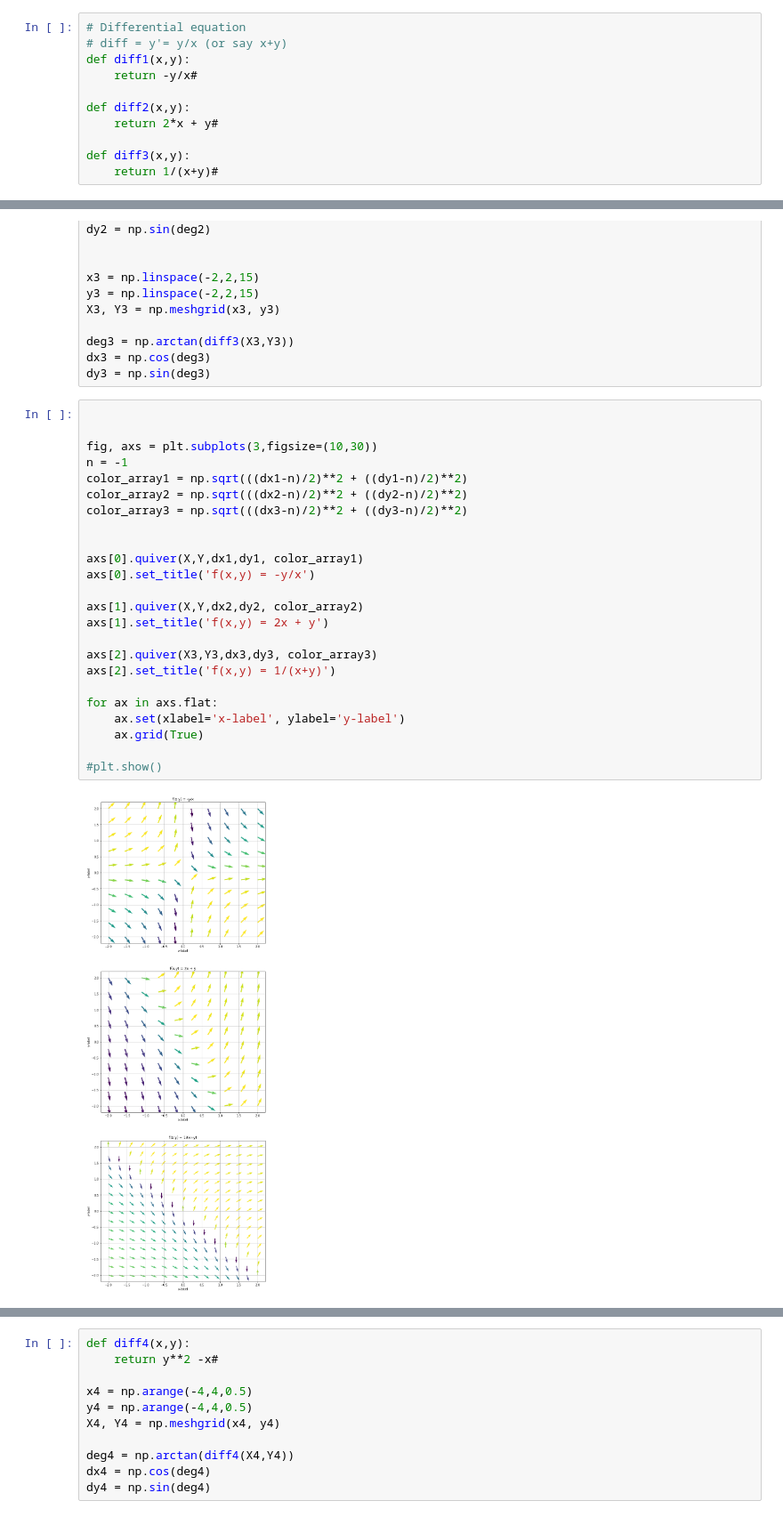
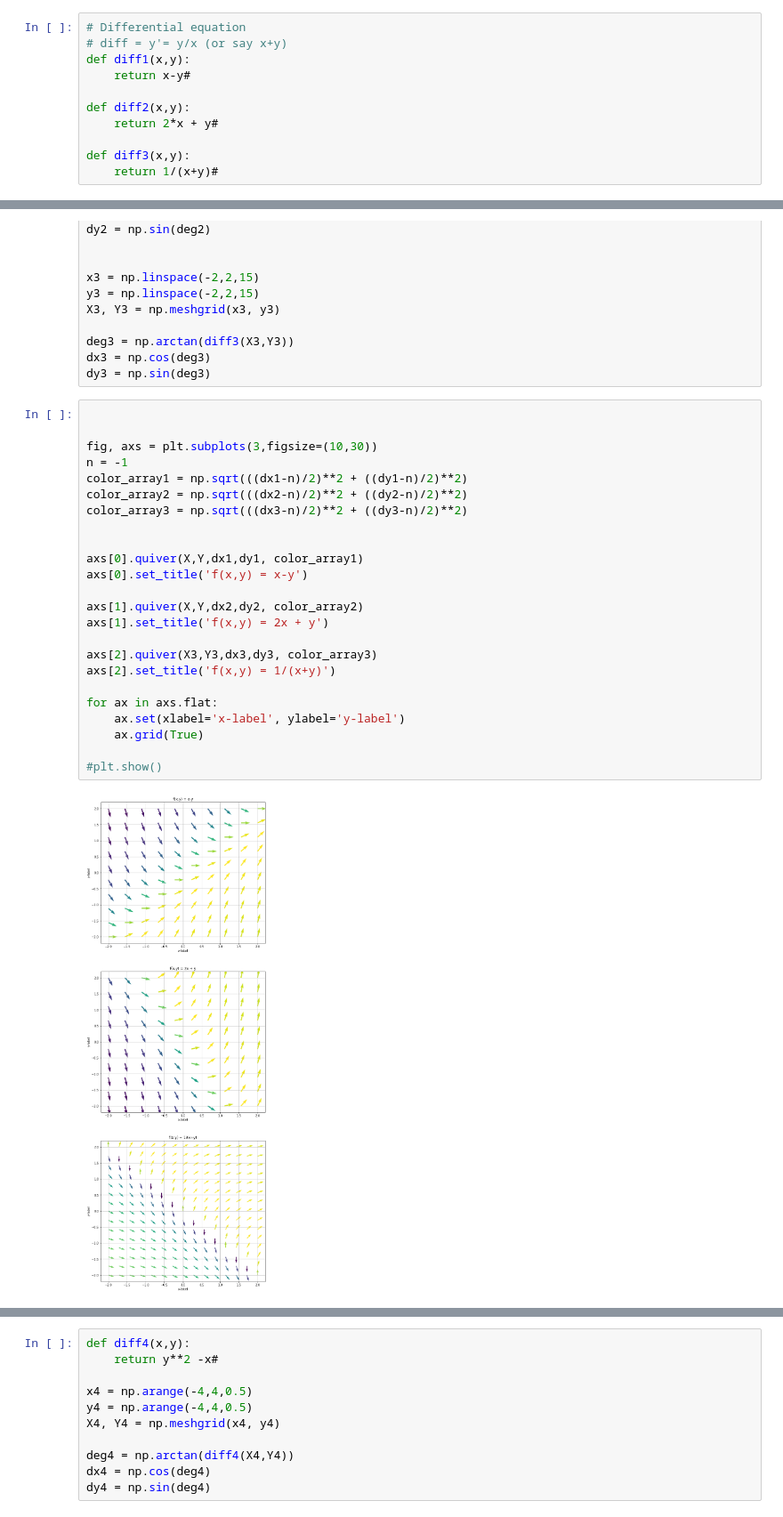
Before and after one commit to JasonBorland/TUD_MATH3835_NA_DE, a Jupyter notebook: DirectionFields.ipynb, the cells around one changed output, grey strips where cells are left out. Shown at 89% size. Drawn from its saved outputs; the diff is of its cells as text.

```diff
--- a/DirectionFields.ipynb
+++ b/DirectionFields.ipynb
@@ -14,7 +14,7 @@ warnings.filterwarnings("ignore")
 # Differential equation
 # diff = y'= y/x (or say x+y)
 def diff1(x,y):
-    return -y/x#
+    return x-y#
 
 def diff2(x,y):
     return 2*x + y#
@@ -47,29 +47,29 @@ dy3 = np.sin(deg3)
 # %%
 
 
 fig, axs = plt.subplots(3,figsize=(10,30))
 n = -1
 color_array1 = np.sqrt(((dx1-n)/2)**2 + ((dy1-n)/2)**2)
 color_array2 = np.sqrt(((dx2-n)/2)**2 + ((dy2-n)/2)**2)
 color_array3 = np.sqrt(((dx3-n)/2)**2 + ((dy3-n)/2)**2)
 
 
 axs[0].quiver(X,Y,dx1,dy1, color_array1)
-axs[0].set_title('f(x,y) = -y/x')
+axs[0].set_title('f(x,y) = x-y')
 
 axs[1].quiver(X,Y,dx2,dy2, color_array2)
 axs[1].set_title('f(x,y) = 2x + y')
 
 axs[2].quiver(X3,Y3,dx3,dy3, color_array3)
 axs[2].set_title('f(x,y) = 1/(x+y)')
 
 for ax in axs.flat:
     ax.set(xlabel='x-label', ylabel='y-label')
     ax.grid(True)
 
 #plt.show()
 # %% [output]
-[figure, old version]
+[figure, new version]
 # %%
 fig = plt.figure(figsize=(10,10))
 plt.quiver(X,Y,dx1,dy1, color_array1, scale=17)
```
Also changed, not shown: parts of 1 cell of this notebook, 5 other files.
